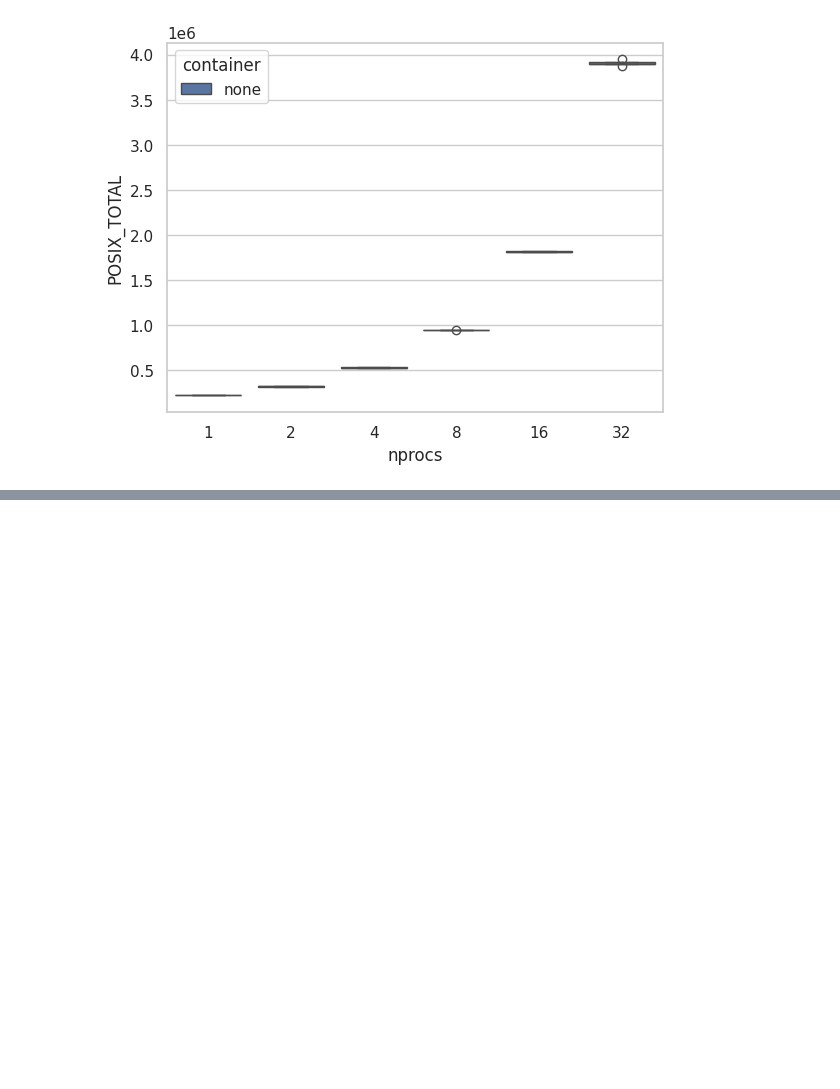
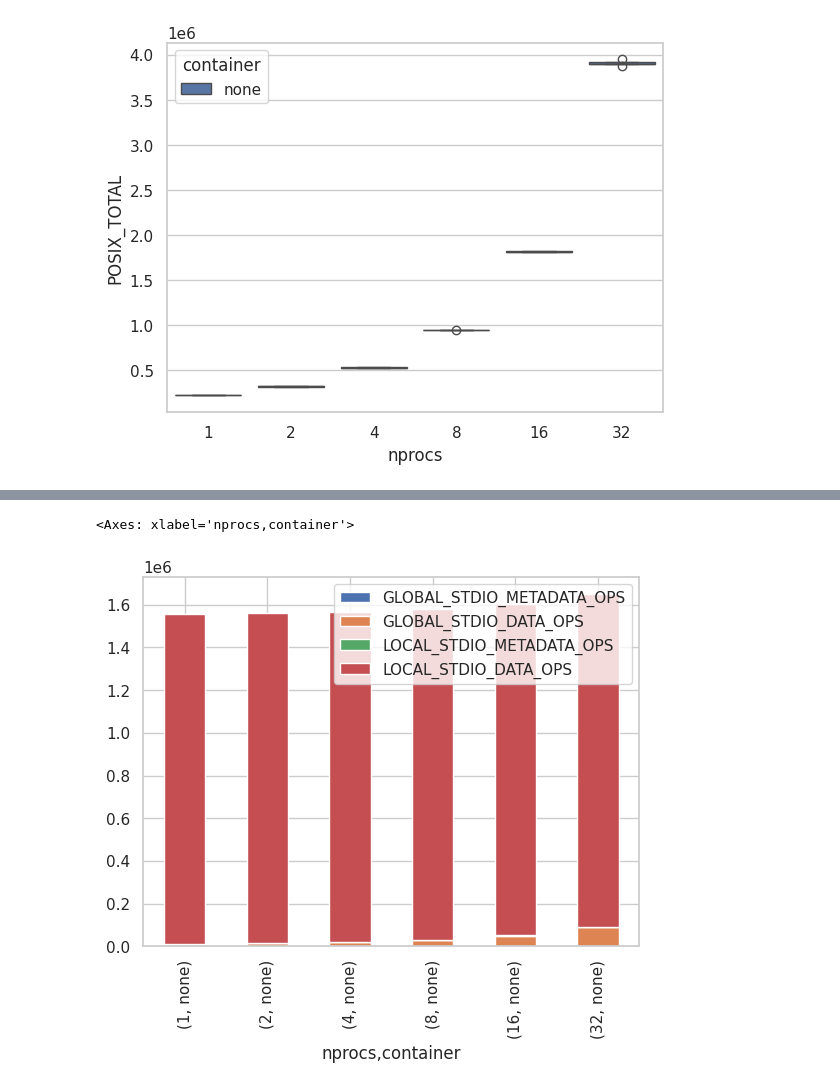
Before and after one commit to WesKw/DerivationExperiments, a Jupyter notebook: analysis/plot_posix_v_stdio.ipynb, the cells around one changed output, grey strips where cells are left out. Cells and saved outputs as stored; diff of their text form; code cells hidden in the pictures; blank space fills up the shorter version.

```diff
--- a/analysis/plot_posix_v_stdio.ipynb
+++ b/analysis/plot_posix_v_stdio.ipynb
@@ -131,0 +150,6 @@ sb.boxenplot(df, x="nprocs", y="", hue="")
+# %%
+import seaborn as sb
+df.plot(kind="bar", y=["GLOBAL_STDIO_METADATA_OPS", "GLOBAL_STDIO_DATA_OPS", "LOCAL_STDIO_METADATA_OPS", "LOCAL_STDIO_DATA_OPS"], stacked=True)
+# %% [output]
+<Axes: xlabel='nprocs,container'>
+[figure, added]
```
Also changed, not shown: parts of 2 cells of this notebook.
